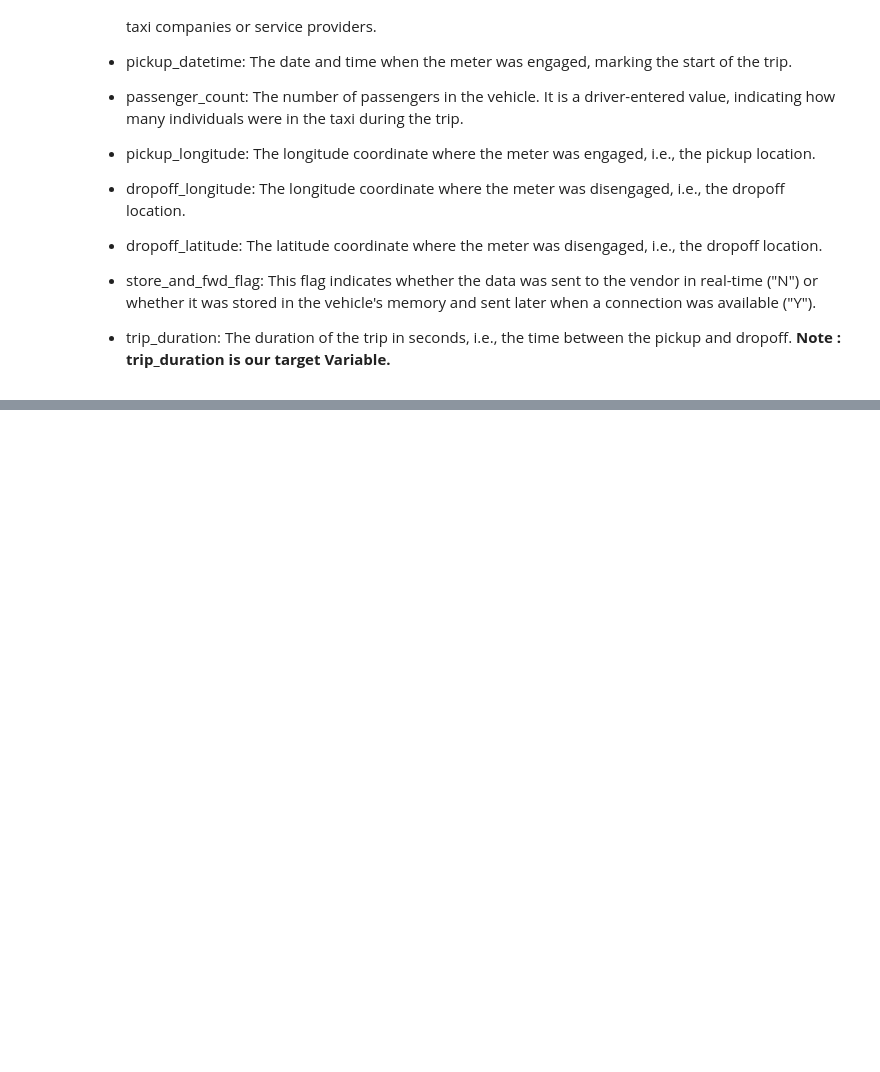
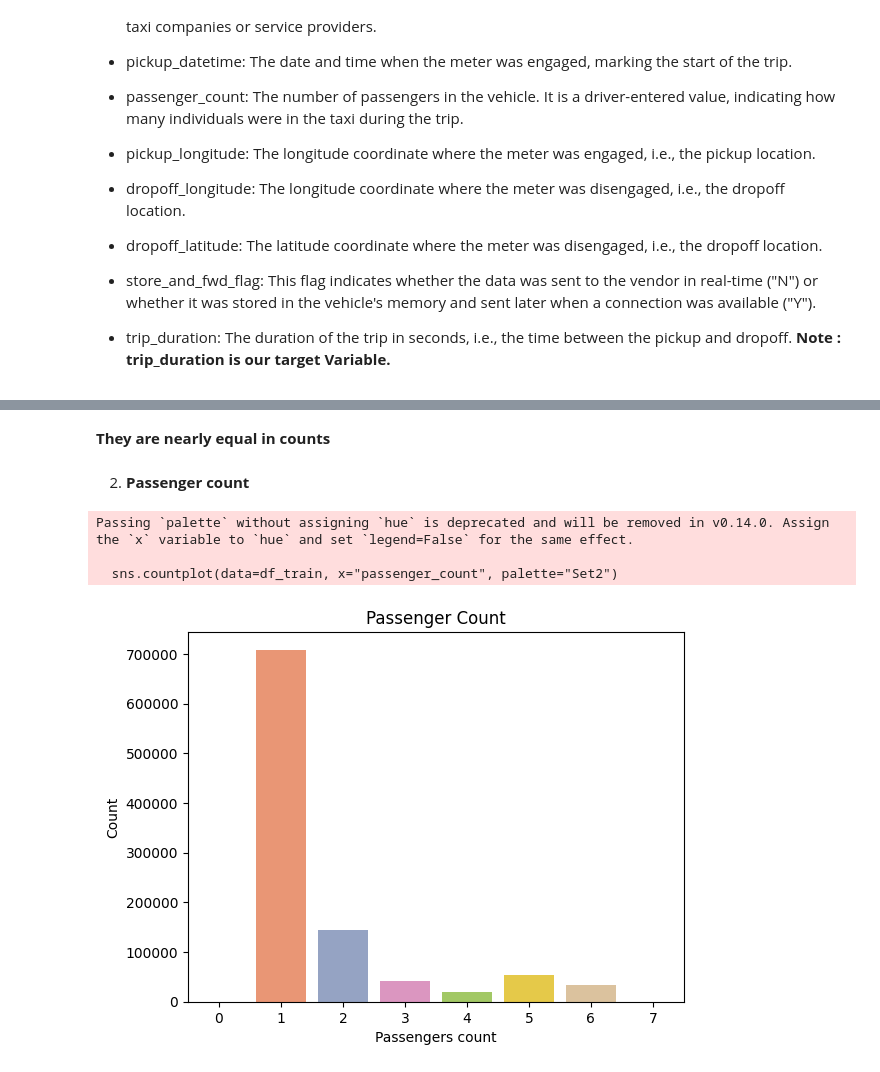
Before and after one commit to mostafaayman646/Trip-Duration-Prediction, a Jupyter notebook: EDA.ipynb, the cells around one changed output, grey strips where cells are left out. Drawn from its saved outputs; the diff is of its cells as text; code cells hidden in the pictures; blank space fills up the shorter version.

```diff
--- a/EDA.ipynb
+++ b/EDA.ipynb
@@ -174,0 +116,15 @@ We'll have a look at the correlation between all the features with the help of H
+# %% [markdown]
+**They are nearly equal in counts**
+# %% [markdown]
+2. **Passenger count**
+# %%
+sns.countplot(data=df_train, x="passenger_count", palette="Set2")
+plt.title("Passenger Count")
+plt.xlabel("Passengers count")
+plt.ylabel("Count")
+plt.show()
+# %% [output]
+Passing `palette` without assigning `hue` is deprecated and will be removed in v0.14.0. Assign the `x` variable to `hue` and set `legend=False` for the same effect.
+
+  sns.countplot(data=df_train, x="passenger_count", palette="Set2")
+[figure, added]
```
Also changed, not shown: parts of 59 cells of this notebook.
